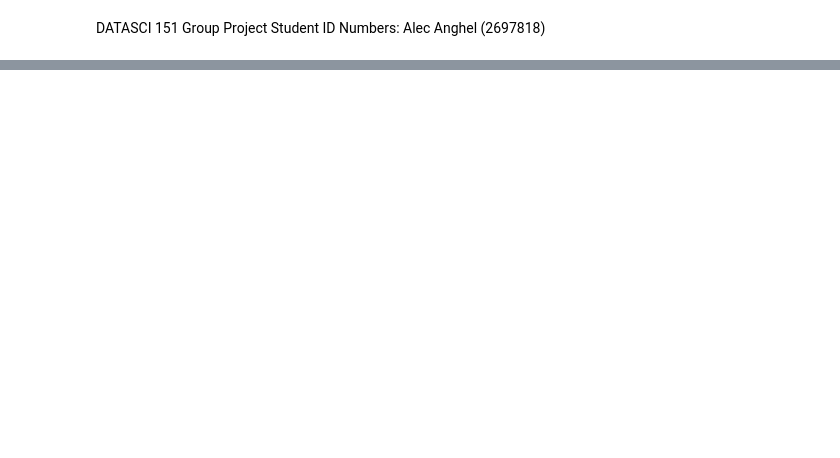
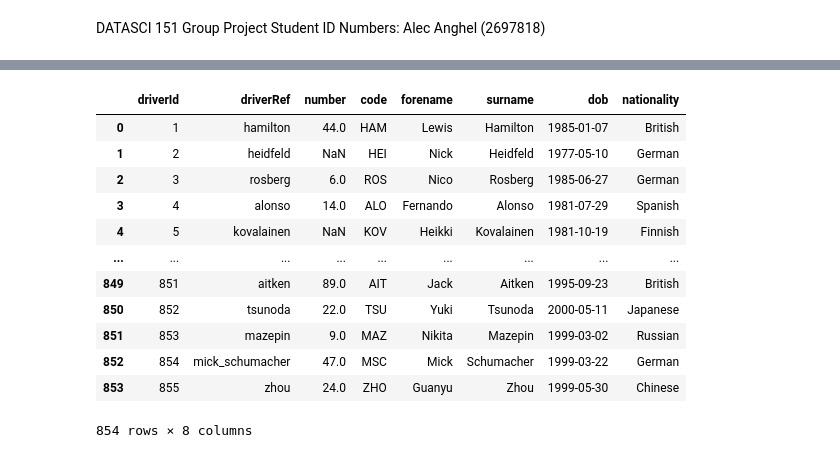
Before and after one commit to ElsaMathew-Lewis/F1_Statistical-Analysis_GroupProject, a Jupyter notebook: alec_notebook.ipynb, the cells around one changed output, grey strips where cells are left out. Drawn from its saved outputs; the diff is of its cells as text; code cells hidden in the pictures; blank space fills up the shorter version.

```diff
--- a/alec_notebook.ipynb
+++ b/alec_notebook.ipynb
@@ -22,0 +45,31 @@ display(circutsdf)
+# %%
+# First thing to do is to clean the data sets
+# Let's first clean the drivers data set
+
+# Replace the \N in the numbers with the NaN value
+drivers = drivers.replace(r'\N', np.nan)
+
+# We don't really need the url column so we can drop that
+drivers = drivers.drop(columns=['url'])
+
+# Convert the date of birth to an actual date of birth format
+drivers['dob'] = pd.to_datetime(drivers['dob'])
+
+# Let's convert the number column into actual numeric values
+drivers['number'] = pd.to_numeric(drivers['number'])
+
+display(drivers)
+# %% [output]
+|  | driverId | driverRef | number | code | forename | surname | dob | nationality |
+| 0 | 1 | hamilton | 44.0 | HAM | Lewis | Hamilton | 1985-01-07 | British |
+| 1 | 2 | heidfeld | NaN | HEI | Nick | Heidfeld | 1977-05-10 | German |
+| 2 | 3 | rosberg | 6.0 | ROS | Nico | Rosberg | 1985-06-27 | German |
+| 3 | 4 | alonso | 14.0 | ALO | Fernando | Alonso | 1981-07-29 | Spanish |
+| 4 | 5 | kovalainen | NaN | KOV | Heikki | Kovalainen | 1981-10-19 | Finnish |
+| ... | ... | ... | ... | ... | ... | ... | ... | ... |
+| 849 | 851 | aitken | 89.0 | AIT | Jack | Aitken | 1995-09-23 | British |
+| 850 | 852 | tsunoda | 22.0 | TSU | Yuki | Tsunoda | 2000-05-11 | Japanese |
+| 851 | 853 | mazepin | 9.0 | MAZ | Nikita | Mazepin | 1999-03-02 | Russian |
+| 852 | 854 | mick_schumacher | 47.0 | MSC | Mick | Schumacher | 1999-03-22 | German |
+| 853 | 855 | zhou | 24.0 | ZHO | Guanyu | Zhou | 1999-05-30 | Chinese |
+854 rows × 8 columns
```
Also changed, not shown: parts of 13 cells of this notebook.
